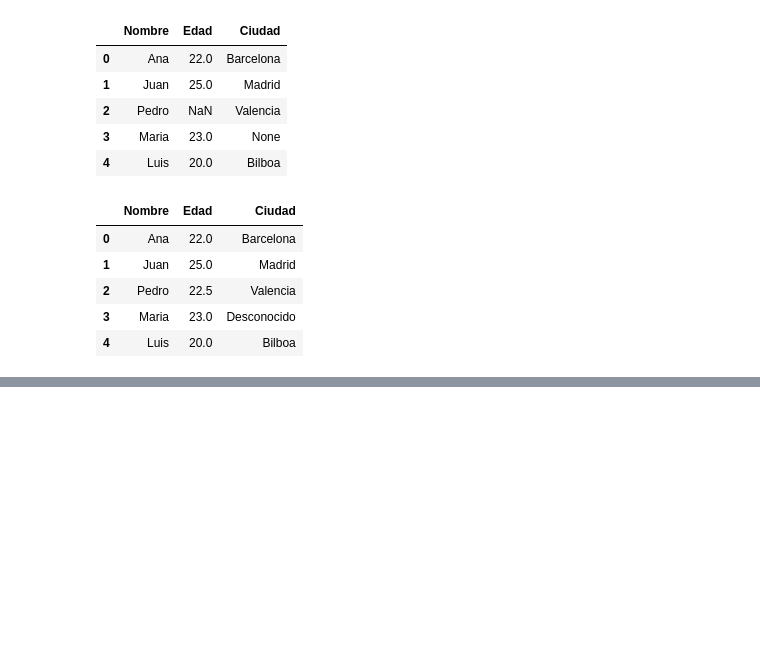
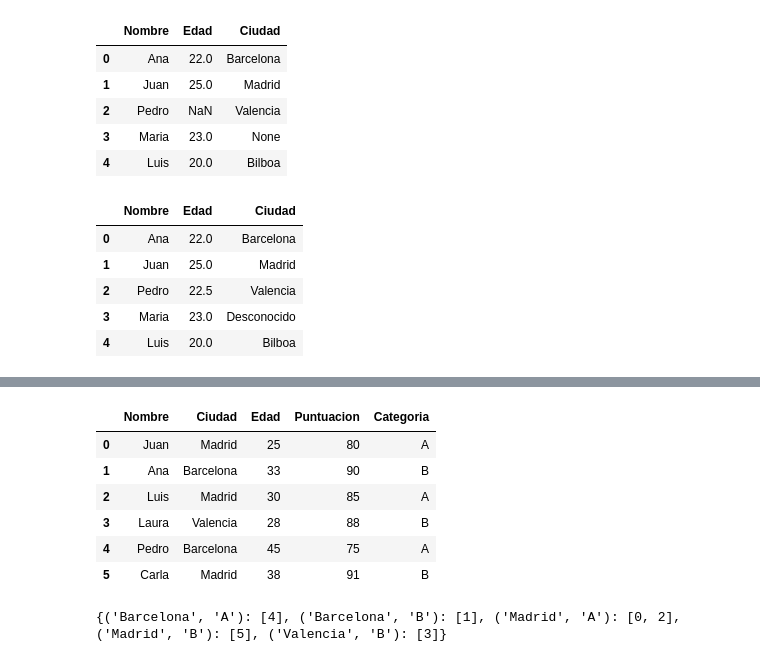
Before and after one commit to Gozv/Data_Analyst_Pandas-, a Jupyter notebook: AnalisisDatos.ipynb, the cells around one changed output, grey strips where cells are left out. Cells and saved outputs as stored; diff of their text form; code cells hidden in the pictures; blank space fills up the shorter version.

```diff
--- a/AnalisisDatos.ipynb
+++ b/AnalisisDatos.ipynb
@@ -161,0 +258,8 @@ df_sin_nan
+# %%
+data = {"Nombre" : ["Juan", "Ana", "Luis", "Laura", "Pedro", "Carla"],
+        "Ciudad" : ["Madrid", "Barcelona", "Madrid", "Valencia", "Barcelona", "Madrid"],
+        "Edad" : [25, 33, 30, 28, 45, 38],
+        "Puntuacion" : [80, 90, 85, 88, 75, 91]
+    }
+df = pd.DataFrame(data)
+df
@@ -161,0 +314,18 @@ df_sin_nan
+# %%
+data["Categoria"] = ["A", "B", "A", "B", "A", "B"]
+df = pd.DataFrame(data)
+df
+# %% [output]
+|  | Nombre | Ciudad | Edad | Puntuacion | Categoria |
+| 0 | Juan | Madrid | 25 | 80 | A |
+| 1 | Ana | Barcelona | 33 | 90 | B |
+| 2 | Luis | Madrid | 30 | 85 | A |
+| 3 | Laura | Valencia | 28 | 88 | B |
+| 4 | Pedro | Barcelona | 45 | 75 | A |
+| 5 | Carla | Madrid | 38 | 91 | B |
+# %%
+# Agrupar datos por ciudad y categoria
+grouped_multi = df.groupby(["Ciudad", "Categoria"])
+grouped_multi.groups
+# %% [output]
+{('Barcelona', 'A'): [4], ('Barcelona', 'B'): [1], ('Madrid', 'A'): [0, 2], ('Madrid', 'B'): [5], ('Valencia', 'B'): [3]}
```
Also changed, not shown: parts of 20 cells of this notebook.
